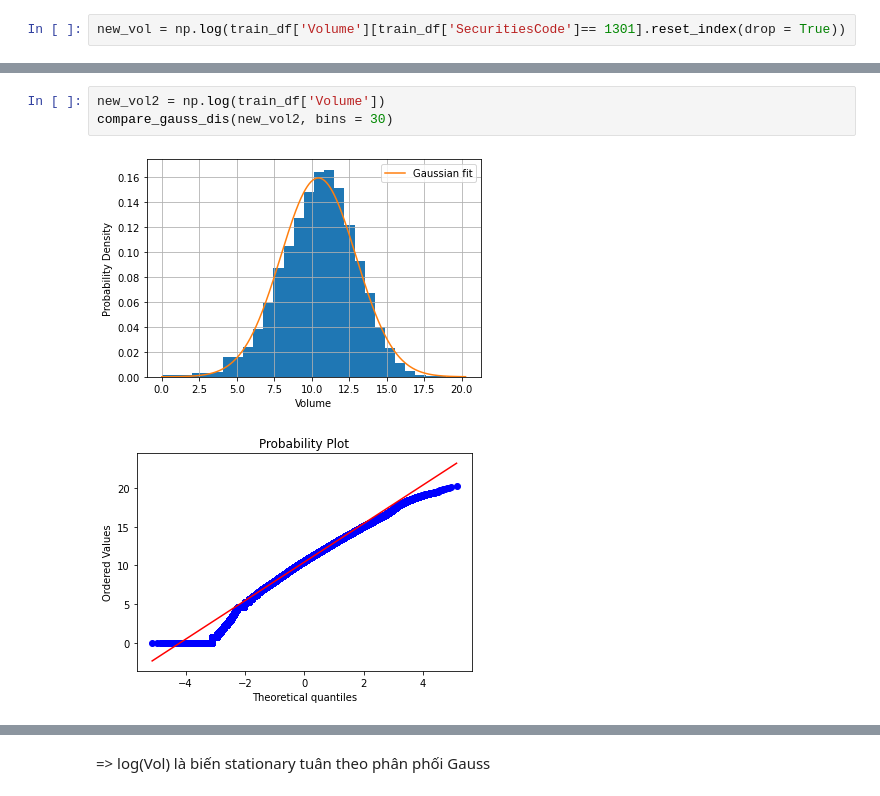
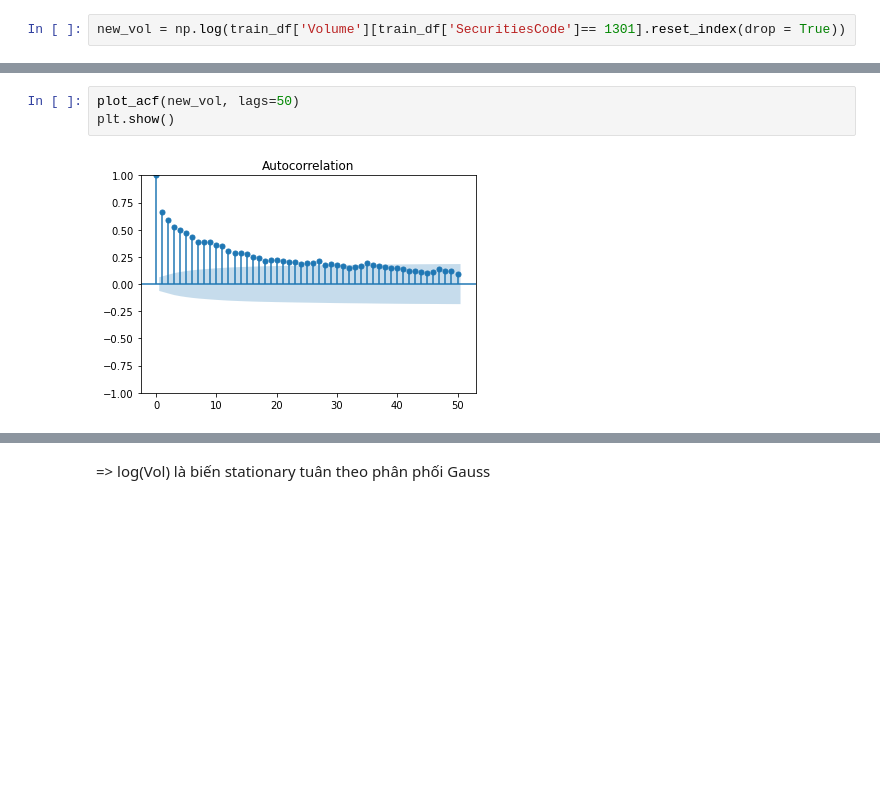
Before and after one commit to KienLe-git/JPX_stock_2022, a Jupyter notebook: working/1.1_EDA.ipynb, the cells around one changed output, grey strips where cells are left out. Saved outputs shown, nothing was run; the diff lists cells and outputs as text; blank space fills up the shorter version.

```diff
--- a/working/1.1_EDA.ipynb
+++ b/working/1.1_EDA.ipynb
@@ -251,9 +276,8 @@ compare_gauss_dis(new_vol, bins = 30)
-# %%
-new_vol2 = np.log(train_df['Volume'])
-compare_gauss_dis(new_vol2, bins = 30)
-# %% [output]
-[figure, removed]
-[figure, removed]
+# %%
+plot_acf(new_vol, lags=50)
+plt.show()
+# %% [output]
+[figure, added]
 # %%
 adfuller(new_vol)
 # %% [output]
```
Also changed, not shown: parts of 18 cells of this notebook, 2 other files.
